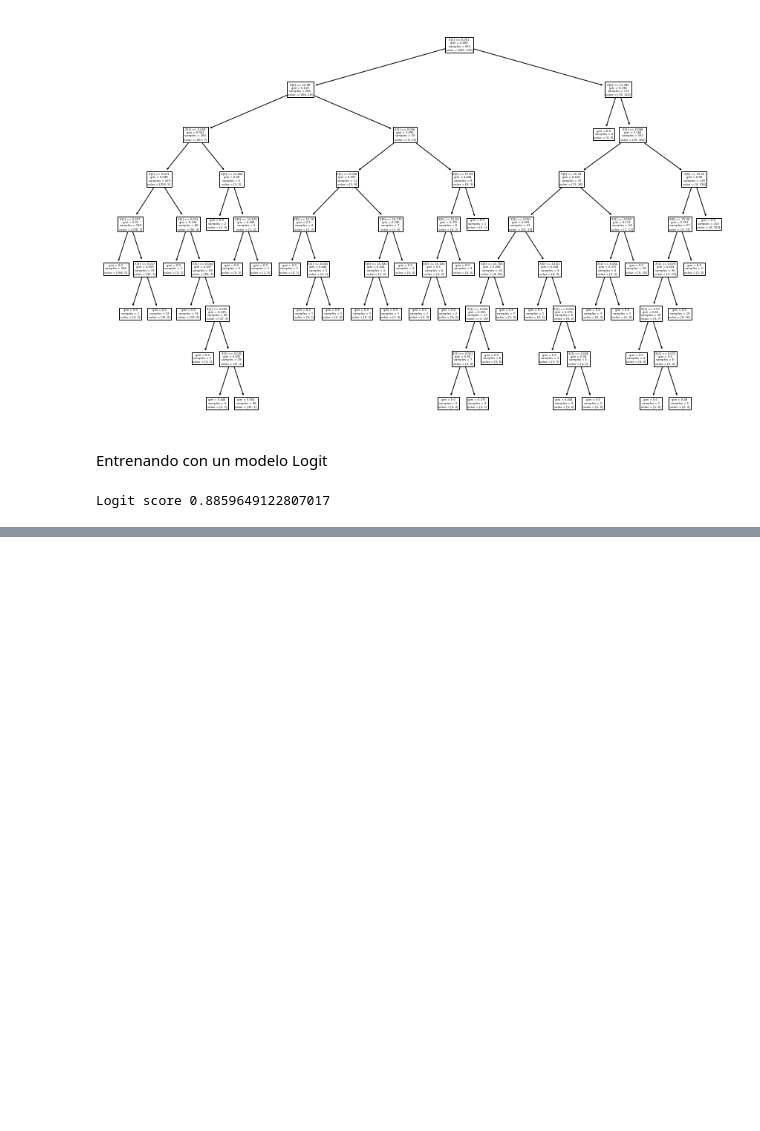
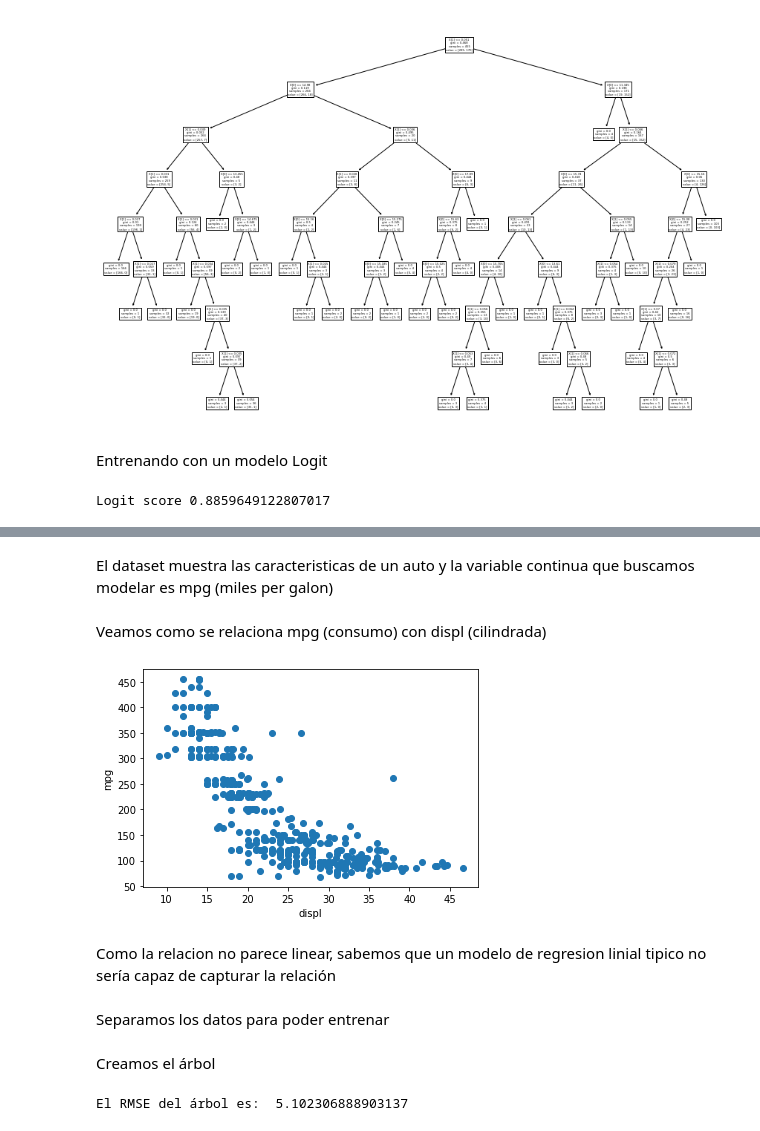
Before and after one commit to PamelaMunozCaceres/Python-Study, a Jupyter notebook: Modelos de ML basados en árboles de decisión.ipynb, the cells around one changed output, grey strips where cells are left out. Drawn from its saved outputs; the diff is of its cells as text; code cells hidden in the pictures; blank space fills up the shorter version.

```diff
--- a/Modelos de ML basados en árboles de decisión.ipynb
+++ b/Modelos de ML basados en árboles de decisión.ipynb
@@ -100,0 +107,4 @@ Logit score 0.8859649122807017
+# %%
+# Leemos el dataset
+auto_df = pd.read_csv("datasets/MLTreeModels/auto.csv")
+auto_df.head()
@@ -100,0 +118,18 @@ Logit score 0.8859649122807017
+# %% [markdown]
+El dataset muestra las caracteristicas de un auto y la variable continua que buscamos modelar es mpg (miles per galon)
+# %% [markdown]
+Veamos como se relaciona mpg (consumo) con displ (cilindrada)
+# %%
+import matplotlib.pyplot as plt
+
+fig, ax = plt.subplots()
+ax.scatter(auto_df["mpg"], auto_df["displ"])
+ax.set_xlabel("displ")
+ax.set_ylabel("mpg")
+plt.show()
+# %% [output]
+[figure, added]
+# %% [markdown]
+Como la relacion no parece linear, sabemos que un modelo de regresion linial tipico no sería capaz de capturar la relación
+# %% [markdown]
+Separamos los datos para poder entrenar
@@ -100,0 +146,2 @@ Logit score 0.8859649122807017
+# %% [markdown]
+Creamos el árbol
@@ -100,0 +155,11 @@ Logit score 0.8859649122807017
+# %%
+import numpy as np
+
+dt.fit(X_train, y_train)
+y_pred = dt.predict(X_test)
+
+rmse_dt = np.sqrt(MSE(y_pred, y_test))
+
+print("El RMSE del árbol es: ", rmse_dt)
+# %% [output]
+El RMSE del árbol es:  5.102306888903137
```
Also changed, not shown: parts of 9 cells of this notebook.
